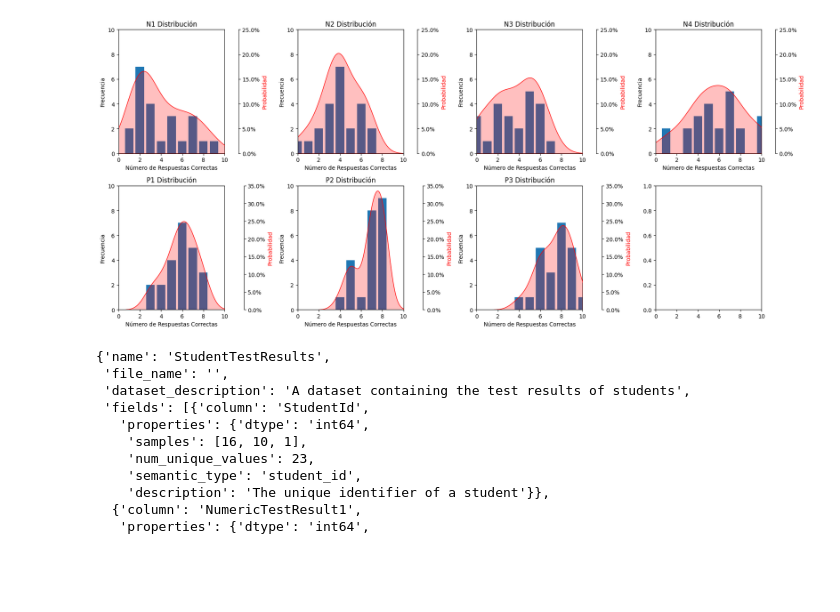
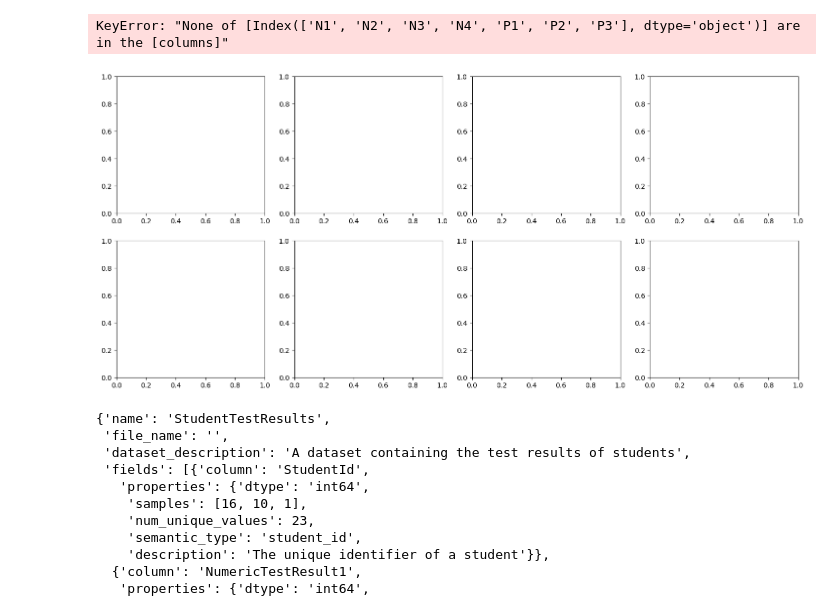
Before and after one commit to perocha/basic-statistics, a Jupyter notebook: main.ipynb, the cells around one changed output. Saved outputs shown, nothing was run; the diff lists cells and outputs as text; code cells hidden in the pictures; blank space fills up the shorter version.

```diff
--- a/main.ipynb
+++ b/main.ipynb
@@ -11,10 +11,10 @@ data = pd.read_csv('rawdata.csv', delimiter=';')
 fig, axes = plt.subplots(2, 4, figsize=(18, 8))
 
 # Define the maximum value for the y-axis
-max_y = data[['N1', 'N2', 'N3', 'N4', 'P1', 'P2', 'P3']].max().max()
+max_y = data[['NumericTestResult1', 'NumericTestResult2', 'NumericTestResult3', 'NumericTestResult4', 'PhraseTestResult1', 'PhraseTestResult2', 'PhraseTestResult3']].max().max()
 
 # Plot N1 to N4 distributions and density
-for i, col in enumerate(['N1', 'N2', 'N3', 'N4']):
+for i, col in enumerate(['NumericTestResult1', 'NumericTestResult2', 'NumericTestResult3', 'NumericTestResult4']):
     ax = axes[0, i]
     ax.set_title(f'{col} Distribución')
     ax.set_xlabel('Número de Respuestas Correctas')
@@ -44,7 +44,7 @@ for i, col in enumerate(['N1', 'N2', 'N3', 'N4']):
     ax2.set_ylabel('Probabilidad', color='red')
 
 # Plot P1 to P3 distributions and density
-for i, col in enumerate(['P1', 'P2', 'P3']):
+for i, col in enumerate(['PhraseTestResult1', 'PhraseTestResult2', 'PhraseTestResult3']):
     ax = axes[1, i]
     ax.set_title(f'{col} Distribución')
     ax.set_xlabel('Número de Respuestas Correctas')
@@ -56,34 +56,35 @@ for i, col in enumerate(['P1', 'P2', 'P3']):
     # Fill in missing values with zeros and ensure the x-axis range from 0 to 10
     distribution = distribution.reindex(range(11), fill_value=0)
 
     # Plot the distribution as bars
     ax.bar(distribution.index, distribution.values)
 
     # Set the y-axis limit to the maximum value
     ax.set_ylim(0, max_y)
 
     # Python
     # Create a KDE plot
     ax2 = ax.twinx()
     sns.kdeplot(data[col], color='red', ax=ax2, fill=True)
     # Format y-axis labels to display as percentages
     ax2.yaxis.set_major_formatter(mtick.PercentFormatter(1.0))
     # Set the y-axis limit to 35%
     ax2.set_ylim(0, 0.35)
     ax2.spines['right'].set_position(('outward', 35))
     ax2.set_ylabel('Probabilidad', color='red')
 
 # Set the x-axis limits to ensure it always displays 0 to 10
 for ax in axes.flat:
     ax.set_xlim(0, 10)
 
 # Adjust layout
 plt.tight_layout()
 
 # Show the plot
 plt.show()
 # %% [output]
+KeyError: "None of [Index(['N1', 'N2', 'N3', 'N4', 'P1', 'P2', 'P3'], dtype='object')] are in the [columns]"
-[figure, old version]
+[figure, new version]
 # %%
 # Read the data from the CSV file (replace 'your_file.csv' with the actual file path)
 dataframe_to_analyse = pd.read_csv('rawdata.csv', delimiter=';')
```
Also changed, not shown: parts of 1 cell of this notebook.
